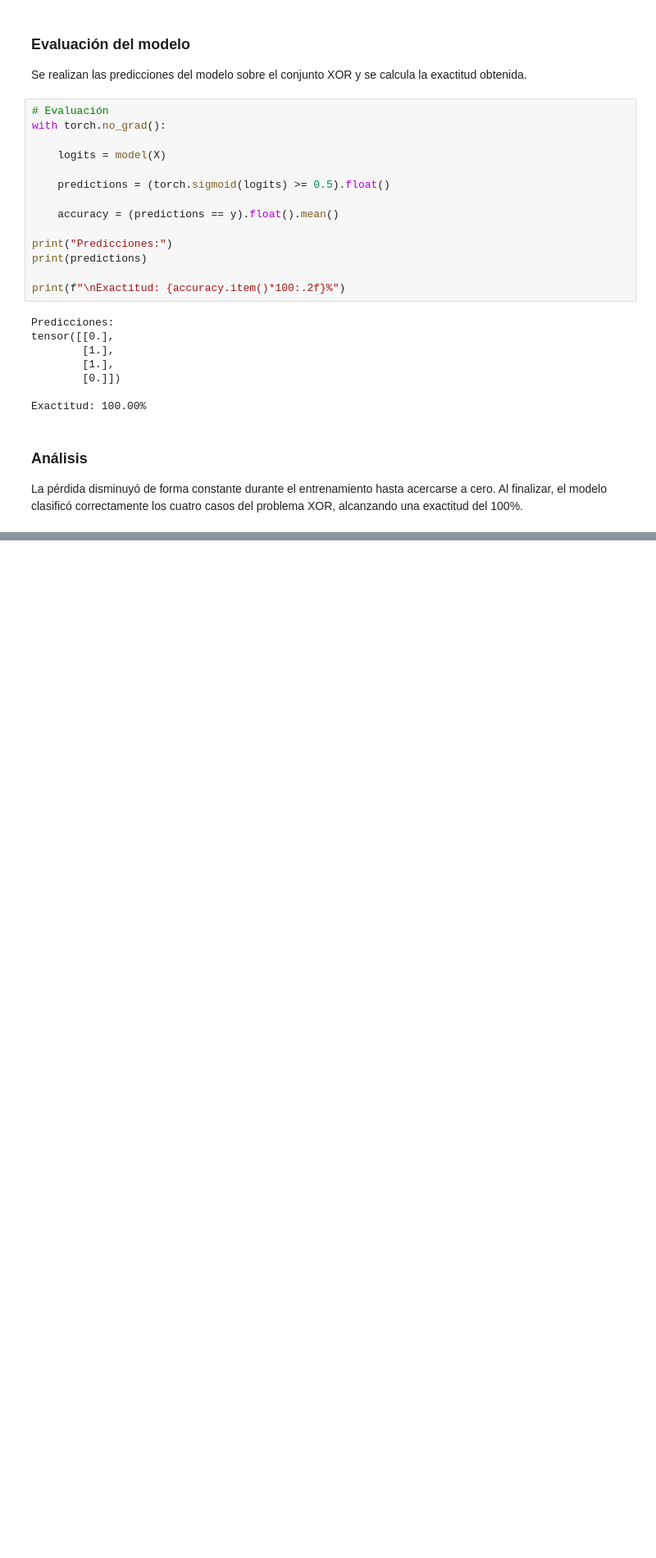
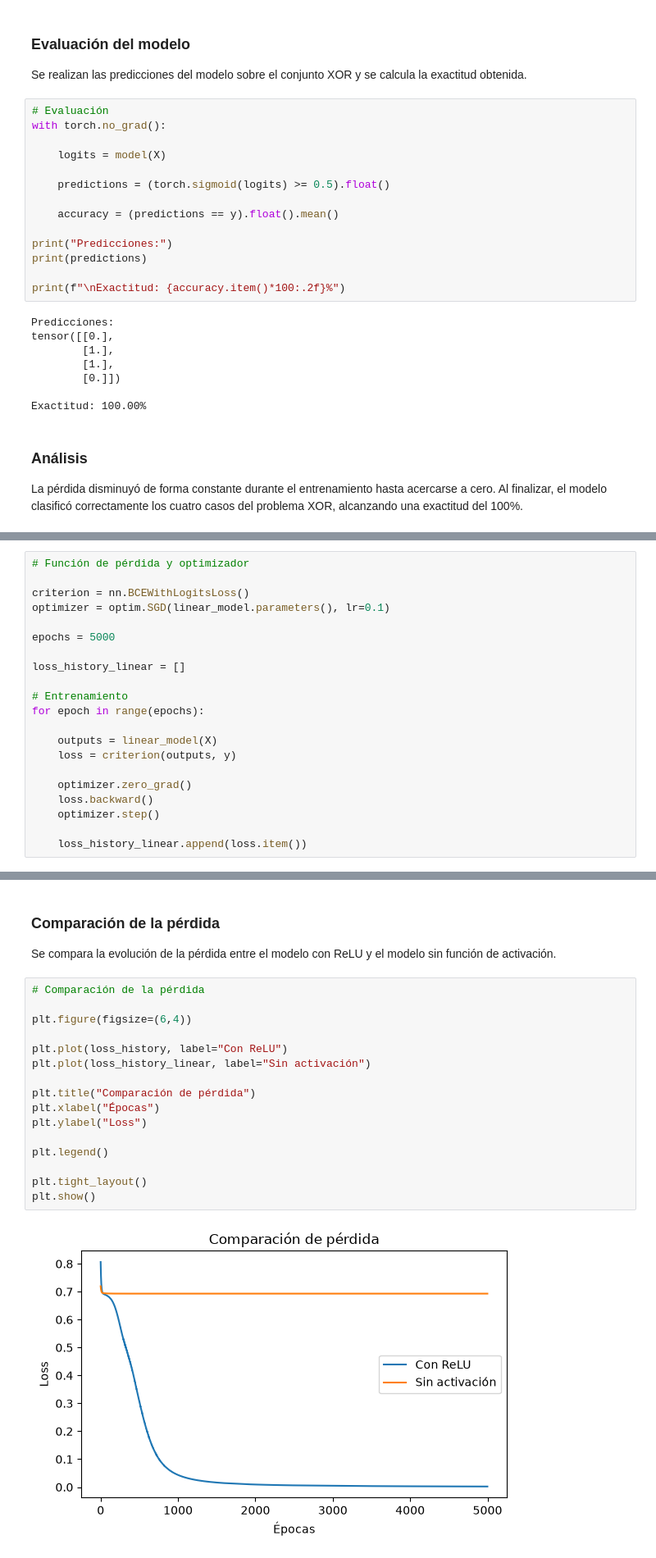
Before and after one commit to Cynthiss/NLP, a Jupyter notebook: Lab_8/Lab_8.ipynb, the cells around one changed output, grey strips where cells are left out. Shown at 82% size. Cells and saved outputs as stored; diff of their text form; blank space fills up the shorter version.

```diff
--- a/Lab_8/Lab_8.ipynb
+++ b/Lab_8/Lab_8.ipynb
@@ -181,0 +262,21 @@ La pérdida disminuyó de forma constante durante el entrenamiento hasta acercar
+# %%
+# Función de pérdida y optimizador
+
+criterion = nn.BCEWithLogitsLoss()
+optimizer = optim.SGD(linear_model.parameters(), lr=0.1)
+
+epochs = 5000
+
+loss_history_linear = []
+
+# Entrenamiento
+for epoch in range(epochs):
+
+    outputs = linear_model(X)
+    loss = criterion(outputs, y)
+
+    optimizer.zero_grad()
+    loss.backward()
+    optimizer.step()
+
+    loss_history_linear.append(loss.item())
@@ -181,0 +310,22 @@ La pérdida disminuyó de forma constante durante el entrenamiento hasta acercar
+# %% [markdown]
+### Comparación de la pérdida
+
+Se compara la evolución de la pérdida entre el modelo con ReLU y el modelo sin función de activación.
+# %%
+# Comparación de la pérdida
+
+plt.figure(figsize=(6,4))
+
+plt.plot(loss_history, label="Con ReLU")
+plt.plot(loss_history_linear, label="Sin activación")
+
+plt.title("Comparación de pérdida")
+plt.xlabel("Épocas")
+plt.ylabel("Loss")
+
+plt.legend()
+
+plt.tight_layout()
+plt.show()
+# %% [output]
+[figure, added]
```
Also changed, not shown: parts of 14 cells of this notebook.
